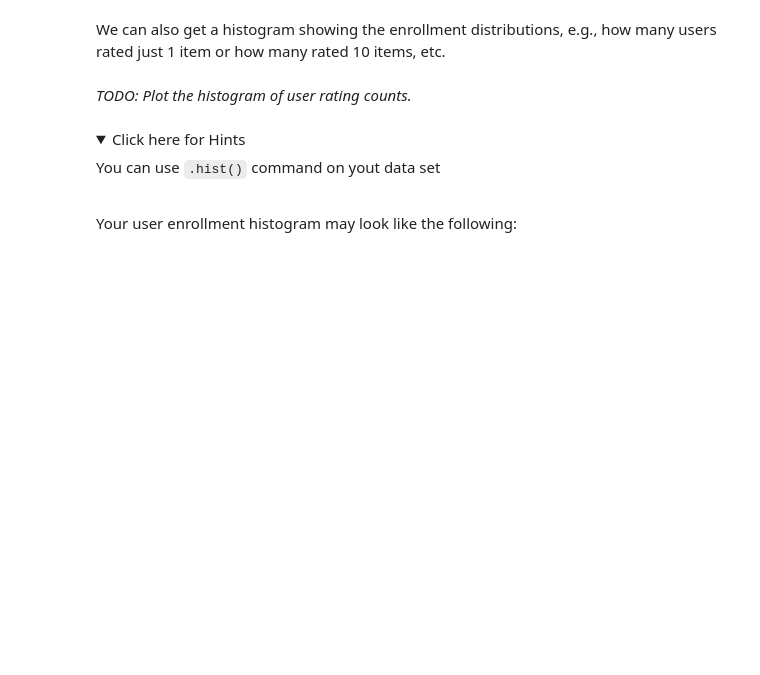
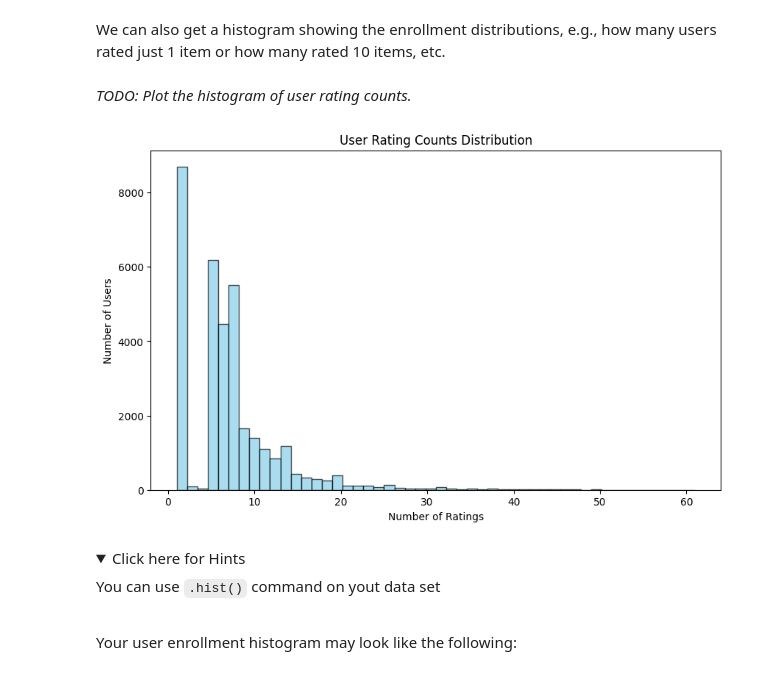
Before and after one commit to dataharis/courses-recommender-system, a Jupyter notebook: eda.ipynb, the cells around one changed output. Cells and saved outputs as stored; diff of their text form; code cells hidden in the pictures; folded sections open; blank space fills up the shorter version.

```diff
--- a/eda.ipynb
+++ b/eda.ipynb
@@ -324,8 +322,8 @@ We have 233306 enrollments. In fact, each user is likely to interact with multip
 _TODO: Apply Pandas' groupby() and size() method on the user column to aggregate the rating count for each user, then report the total number of users after aggregation._
 # %%
 # WRITE YOUR CODE HERE
-user_rating_count = ratings_df.groupby('user').size()
+# Group by user and aggregate rating count
+user_rating_counts = ratings_df.groupby('user').size()
 
-
-total_users = len(user_rating_count)
-total_users
+# Report the total number of users after aggregation
+total_users = len(user_rating_counts)
@@ -351,3 +347,15 @@ _TODO: Plot the histogram of user rating counts._
+# %%
+# WRITE YOUR CODE HERE
+# Plot the histogram of user rating counts
+plt.figure(figsize=(10, 6))
+user_rating_counts.hist(bins=50, color='skyblue', edgecolor='black', alpha=0.7)
+plt.xlabel('Number of Ratings')
+plt.ylabel('Number of Users')
+plt.title('User Rating Counts Distribution')
+plt.grid(False)
+plt.show()
+# %% [output]
+[figure, added]
 # %% [markdown]
 <details>
     <summary>Click here for Hints</summary>
```
Also changed, not shown: parts of 45 cells of this notebook, 1 other file.
